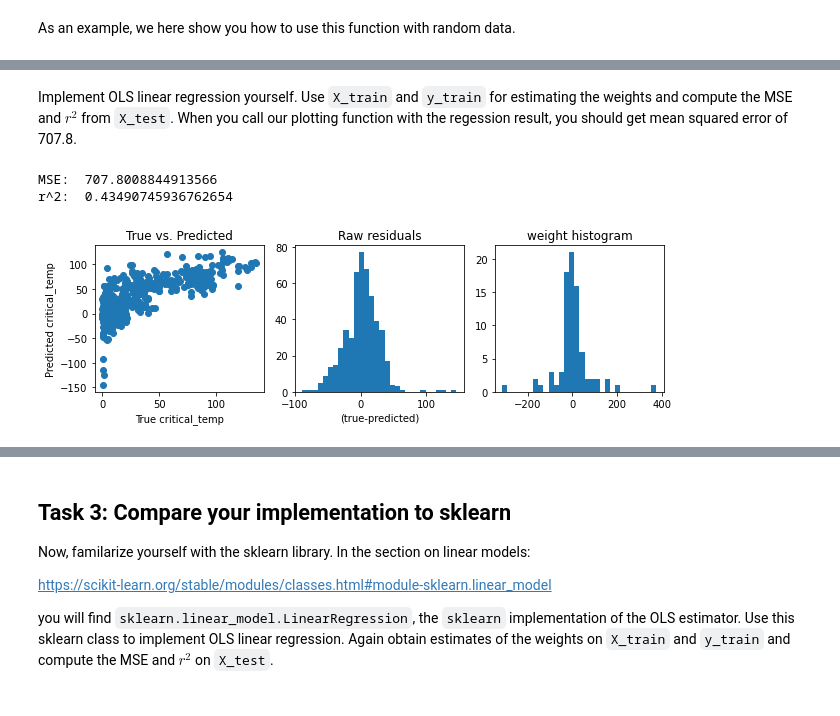
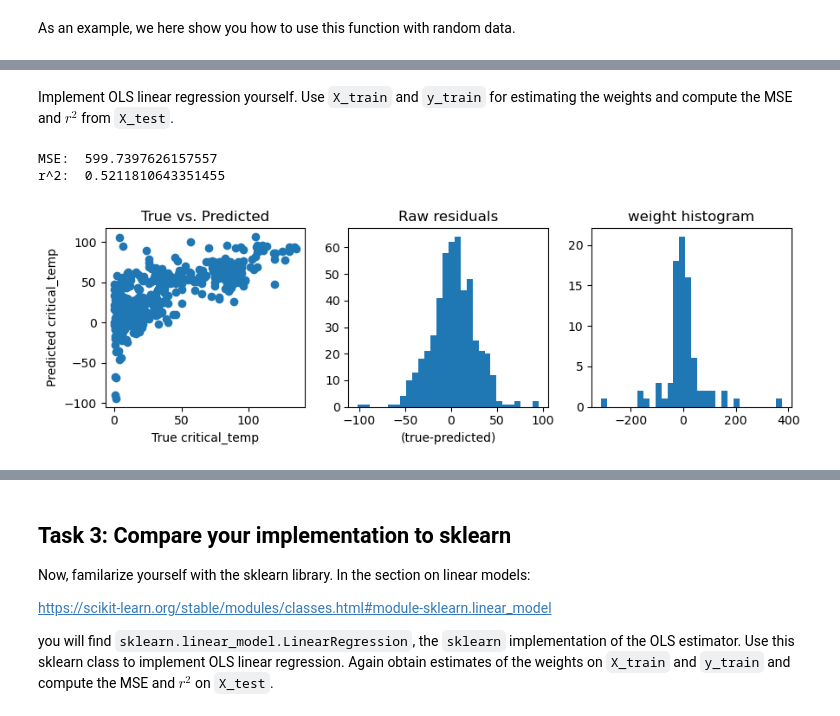
Before and after one commit to JanLuckhardt/machine-learning, a Jupyter notebook: 01_linear_regression.ipynb, the cells around one changed output, grey strips where cells are left out. Drawn from its saved outputs; the diff is of its cells as text; code cells hidden in the pictures.

```diff
--- a/01_linear_regression.ipynb
+++ b/01_linear_regression.ipynb
@@ -155 +116,21 @@ feature 4       mean before: 58.6033566064307   after: -1.6426360023351542e-17
+# %%
+# Normalize
+
+# Small training set
+mean_small = X_train.mean(axis=0)
+std_small = X_train.std(axis=0)
+
+X_train_scaled = (X_train - mean_small) / std_small
+
+# Full training set
+mean_full = X_train_full.mean(axis=0)
+std_full = X_train_full.std(axis=0)
+
+X_train_full_scaled = (X_train_full - mean_full) / std_full
+# %%
+# Test data for the small training set model
+X_test_scaled_small = (X_test - mean_small) / std_small
+
+# Test data for the full training set model
+X_test_scaled_full = (X_test - mean_full) / std_full
 # %% [markdown]
@@ -215,5 +207,5 @@ r^2:  -1.108062856115481
 # %% [markdown]
-Implement OLS linear regression yourself. Use `X_train` and `y_train` for estimating the weights and compute the MSE and $r^2$ from `X_test`. When you call our plotting function with the regession result, you should get mean squared error of 707.8.
+Implement OLS linear regression yourself. Use `X_train` and `y_train` for estimating the weights and compute the MSE and $r^2$ from `X_test`.
 # %%
 def OLS_regression(X_test, X_train, y_train):
     '''Computes OLS weights for linear regression without regularization on the training set and
@@ -234,19 +226,28 @@ def OLS_regression(X_test, X_train, y_train):
     '''
 
     # ---------------- INSERT CODE ----------------------
-    X_train_aug=np.hstack((np.ones((X_train.shape[0],1)),X_train))
-    X_test_aug=np.hstack((np.ones((X_test.shape[0],1)),X_test))
-    weights=inv((X_train_aug.T@X_train_aug))@(X_train_aug.T)@y_train
-    #weights_=weights.reshape(-1,1)
-    y_pred=X_test_aug@weights
+
+    """Fit an OLS regression model and predict the test targets."""
+
+    # Add intercept column
+    X_train_offset = np.column_stack((np.ones(X_train.shape[0]), X_train))
+    X_test_offset = np.column_stack((np.ones(X_test.shape[0]), X_test))
+
+    # Compute OLS weights using the normal equation
+    weights = np.linalg.inv(X_train_offset.T @ X_train_offset) @ X_train_offset.T @ y_train.ravel()
+
+    # Predict test targets
+    y_pred = X_test_offset @ weights
+
     # ---------------- END CODE -------------------------
 
     return weights, y_pred
 # %%
 # Plots of the results
-weights, y_pred = OLS_regression(X_test, X_train, y_train)
-plot_regression_results(y_test, y_pred, weights)
+weights_small, y_pred_small = OLS_regression(X_test_scaled_small, X_train_scaled, y_train)
+
+plot_regression_results(y_test, y_pred_small, weights_small)
 # %% [output]
-MSE:  707.8008844913566
-r^2:  0.43490745936762654
+MSE:  599.7397626157557
+r^2:  0.5211810643351455
-[figure, old version]
+[figure, new version]
```
Also changed, not shown: parts of 54 cells of this notebook.
